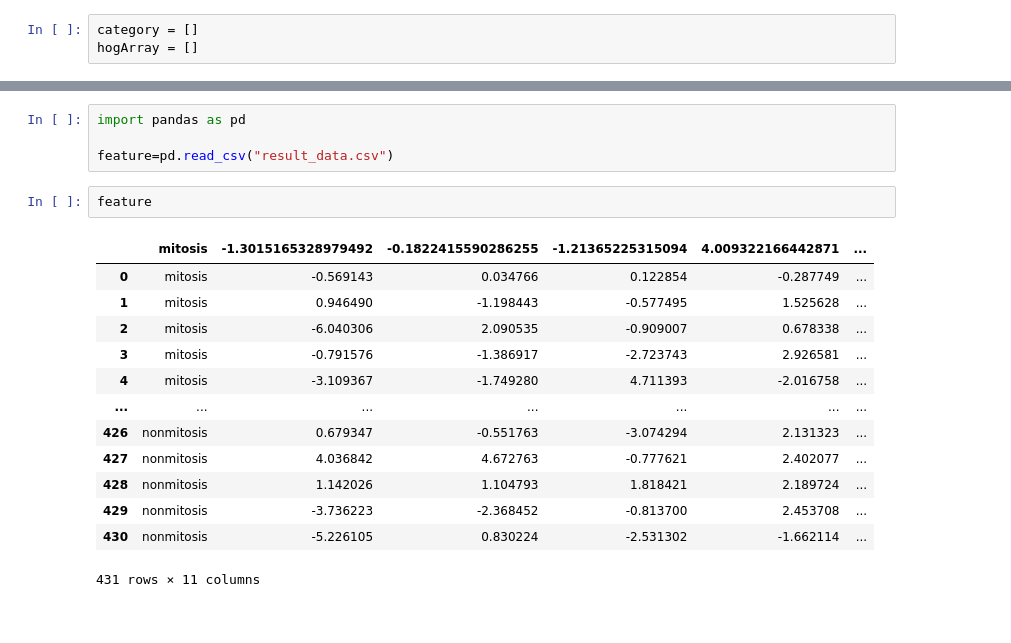
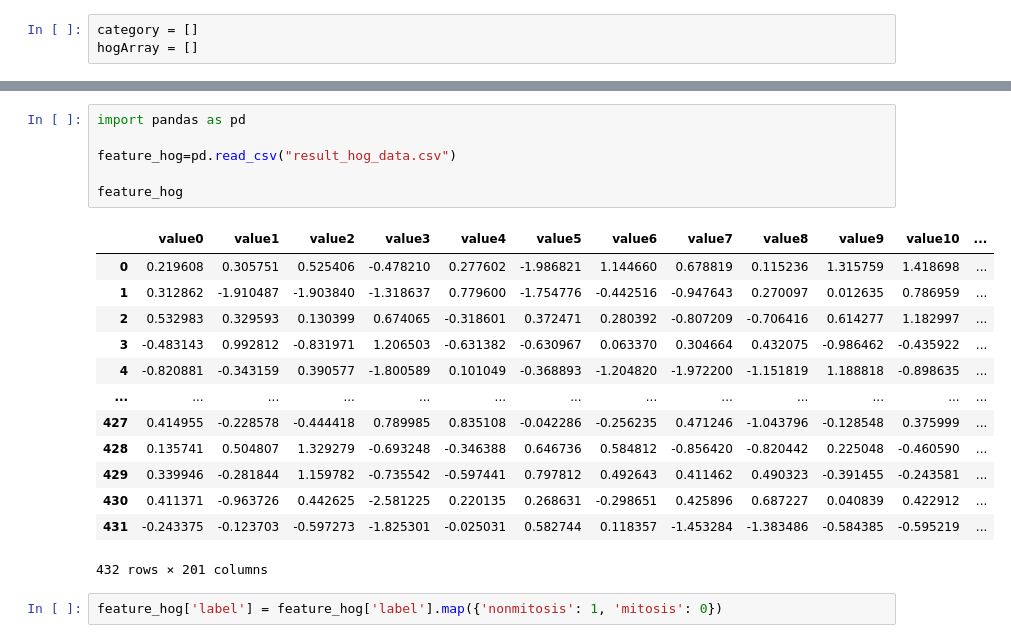
Before and after one commit to suchith1012/Mitosis-detection-based-on-features-from-breast-cancer-histology-slide-images, a Jupyter notebook: Code/main.ipynb, the cells around one changed output, grey strips where cells are left out. Saved outputs shown, nothing was run; the diff lists cells and outputs as text.

```diff
--- a/Code/main.ipynb
+++ b/Code/main.ipynb
@@ -108,20 +173,22 @@ Done Extracting Features
 # %%
 import pandas as pd
 
-feature=pd.read_csv("result_data.csv")
+feature_hog=pd.read_csv("result_hog_data.csv")
+
+feature_hog
+# %% [output]
+|  | value0 | value1 | value2 | value3 | value4 | value5 | value6 | value7 | value8 | value9 | value10 | ... |
+| 0 | 0.219608 | 0.305751 | 0.525406 | -0.478210 | 0.277602 | -1.986821 | 1.144660 | 0.678819 | 0.115236 | 1.315759 | 1.418698 | ... |
+| 1 | 0.312862 | -1.910487 | -1.903840 | -1.318637 | 0.779600 | -1.754776 | -0.442516 | -0.947643 | 0.270097 | 0.012635 | 0.786959 | ... |
+| 2 | 0.532983 | 0.329593 | 0.130399 | 0.674065 | -0.318601 | 0.372471 | 0.280392 | -0.807209 | -0.706416 | 0.614277 | 1.182997 | ... |
+| 3 | -0.483143 | 0.992812 | -0.831971 | 1.206503 | -0.631382 | -0.630967 | 0.063370 | 0.304664 | 0.432075 | -0.986462 | -0.435922 | ... |
+| 4 | -0.820881 | -0.343159 | 0.390577 | -1.800589 | 0.101049 | -0.368893 | -1.204820 | -1.972200 | -1.151819 | 1.188818 | -0.898635 | ... |
+| ... | ... | ... | ... | ... | ... | ... | ... | ... | ... | ... | ... | ... |
+| 427 | 0.414955 | -0.228578 | -0.444418 | 0.789985 | 0.835108 | -0.042286 | -0.256235 | 0.471246 | -1.043796 | -0.128548 | 0.375999 | ... |
+| 428 | 0.135741 | 0.504807 | 1.329279 | -0.693248 | -0.346388 | 0.646736 | 0.584812 | -0.856420 | -0.820442 | 0.225048 | -0.460590 | ... |
+| 429 | 0.339946 | -0.281844 | 1.159782 | -0.735542 | -0.597441 | 0.797812 | 0.492643 | 0.411462 | 0.490323 | -0.391455 | -0.243581 | ... |
+| 430 | 0.411371 | -0.963726 | 0.442625 | -2.581225 | 0.220135 | 0.268631 | -0.298651 | 0.425896 | 0.687227 | 0.040839 | 0.422912 | ... |
+| 431 | -0.243375 | -0.123703 | -0.597273 | -1.825301 | -0.025031 | 0.582744 | 0.118357 | -1.453284 | -1.383486 | -0.584385 | -0.595219 | ... |
+432 rows × 201 columns
-# %%
-feature
-# %% [output]
-|  | mitosis | -1.3015165328979492 | -0.1822415590286255 | -1.21365225315094 | 4.009322166442871 | ... |
-| 0 | mitosis | -0.569143 | 0.034766 | 0.122854 | -0.287749 | ... |
-| 1 | mitosis | 0.946490 | -1.198443 | -0.577495 | 1.525628 | ... |
-| 2 | mitosis | -6.040306 | 2.090535 | -0.909007 | 0.678338 | ... |
-| 3 | mitosis | -0.791576 | -1.386917 | -2.723743 | 2.926581 | ... |
-| 4 | mitosis | -3.109367 | -1.749280 | 4.711393 | -2.016758 | ... |
-| ... | ... | ... | ... | ... | ... | ... |
-| 426 | nonmitosis | 0.679347 | -0.551763 | -3.074294 | 2.131323 | ... |
-| 427 | nonmitosis | 4.036842 | 4.672763 | -0.777621 | 2.402077 | ... |
-| 428 | nonmitosis | 1.142026 | 1.104793 | 1.818421 | 2.189724 | ... |
-| 429 | nonmitosis | -3.736223 | -2.368452 | -0.813700 | 2.453708 | ... |
-| 430 | nonmitosis | -5.226105 | 0.830224 | -2.531302 | -1.662114 | ... |
-431 rows × 11 columns
+# %%
+feature_hog['label'] = feature_hog['label'].map({'nonmitosis': 1, 'mitosis': 0})
```
Also changed, not shown: parts of 21 cells of this notebook.
